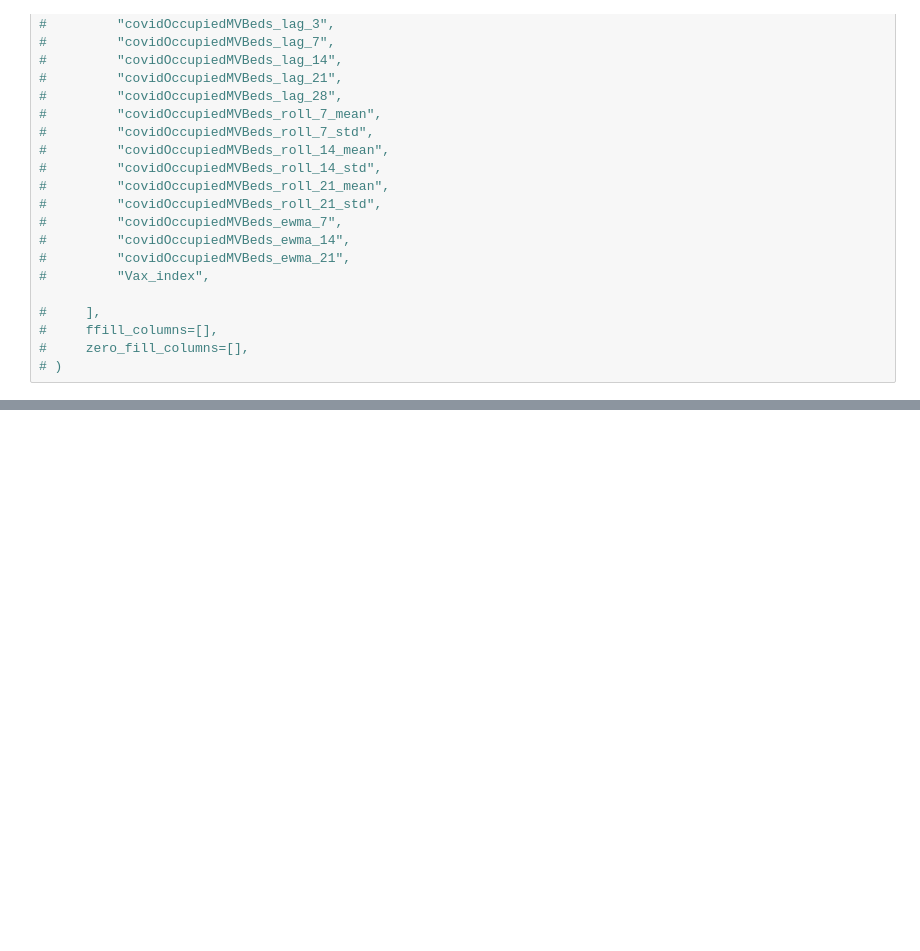
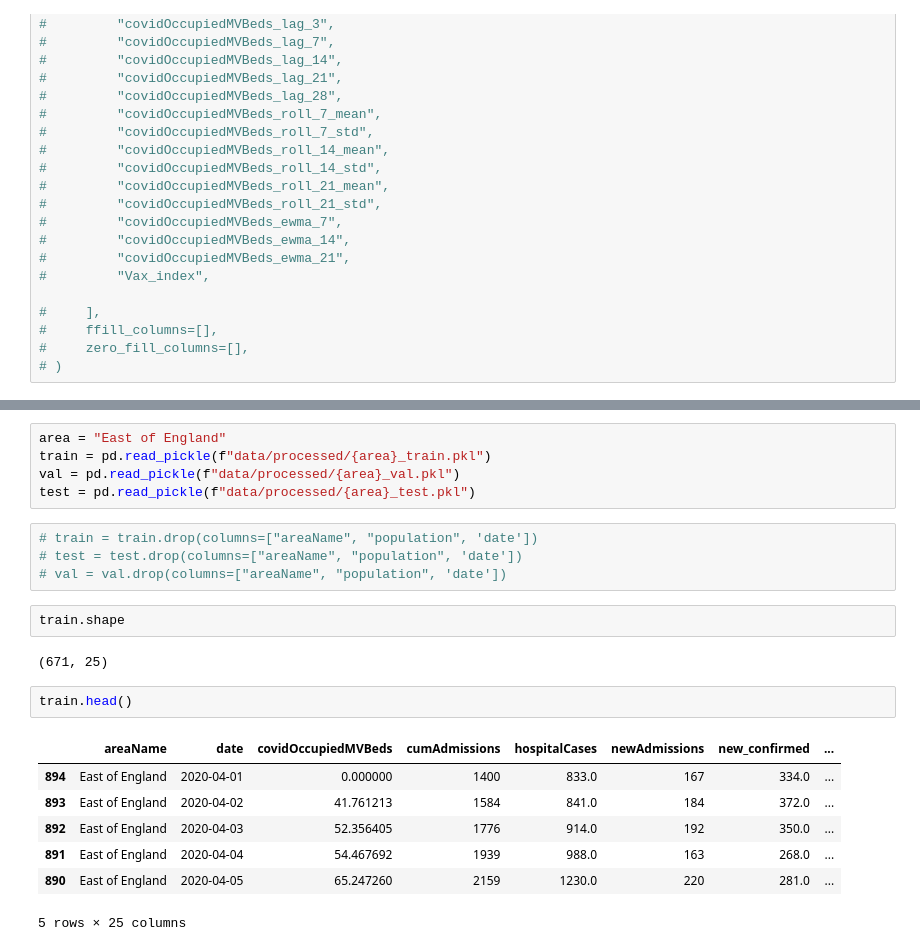
Before and after one commit to michaelajao/Multivate-forecasting, a Jupyter notebook: notebook/multivariate/forecasting with ML.ipynb, the cells around one changed output, grey strips where cells are left out. Saved outputs shown, nothing was run; the diff lists cells and outputs as text; blank space fills up the shorter version.

```diff
--- a/notebook/multivariate/forecasting with ML.ipynb
+++ b/notebook/multivariate/forecasting with ML.ipynb
@@ -627,0 +624,23 @@ print(metrics)
+# %%
+area = "East of England"
+train = pd.read_pickle(f"data/processed/{area}_train.pkl")
+val = pd.read_pickle(f"data/processed/{area}_val.pkl")
+test = pd.read_pickle(f"data/processed/{area}_test.pkl")
+# %%
+# train = train.drop(columns=["areaName", "population", 'date'])
+# test = test.drop(columns=["areaName", "population", 'date'])
+# val = val.drop(columns=["areaName", "population", 'date'])
+# %%
+train.shape
+# %% [output]
+(671, 25)
+# %%
+train.head()
+# %% [output]
+|  | areaName | date | covidOccupiedMVBeds | cumAdmissions | hospitalCases | newAdmissions | new_confirmed | ... |
+| 894 | East of England | 2020-04-01 | 0.000000 | 1400 | 833.0 | 167 | 334.0 | ... |
+| 893 | East of England | 2020-04-02 | 41.761213 | 1584 | 841.0 | 184 | 372.0 | ... |
+| 892 | East of England | 2020-04-03 | 52.356405 | 1776 | 914.0 | 192 | 350.0 | ... |
+| 891 | East of England | 2020-04-04 | 54.467692 | 1939 | 988.0 | 163 | 268.0 | ... |
+| 890 | East of England | 2020-04-05 | 65.247260 | 2159 | 1230.0 | 220 | 281.0 | ... |
+5 rows × 25 columns
```
Also changed, not shown: parts of 38 cells of this notebook, 22 other files.
